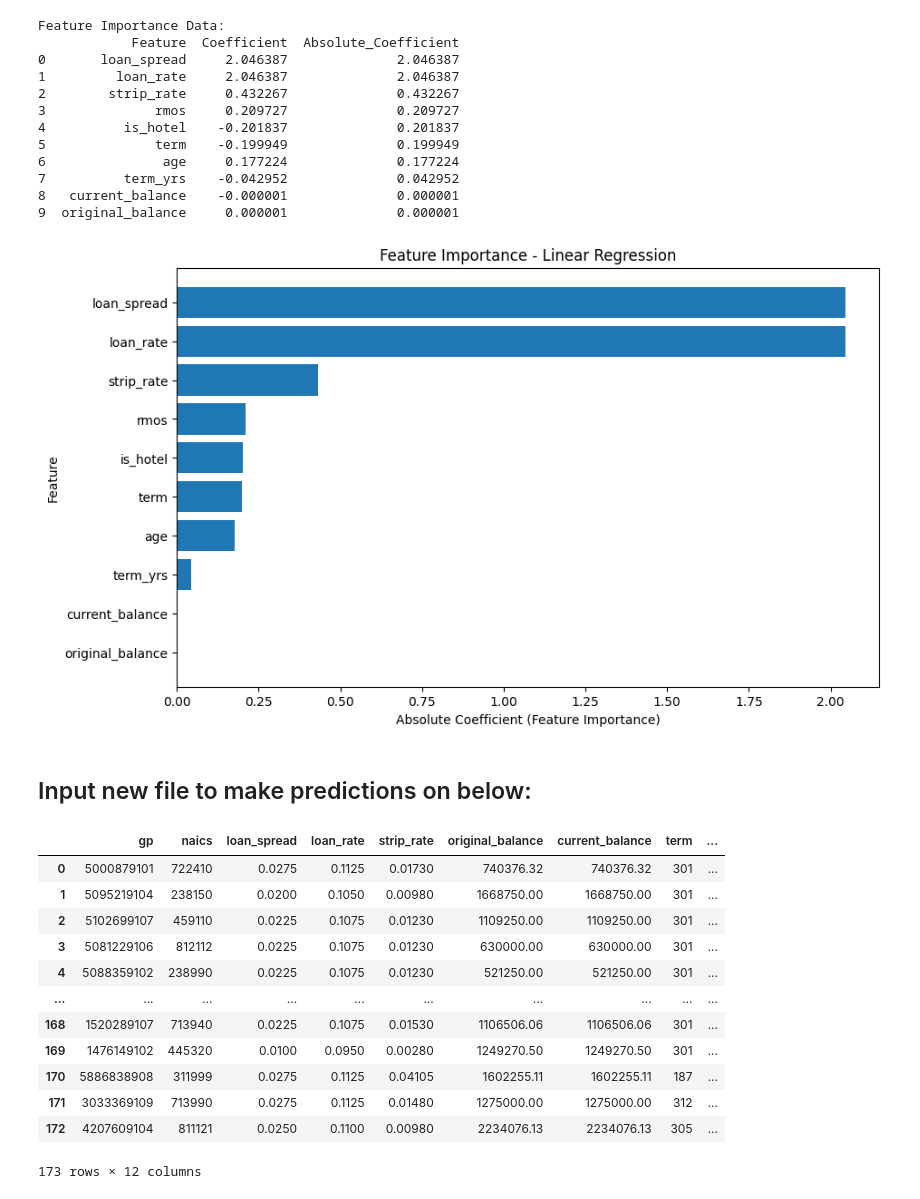
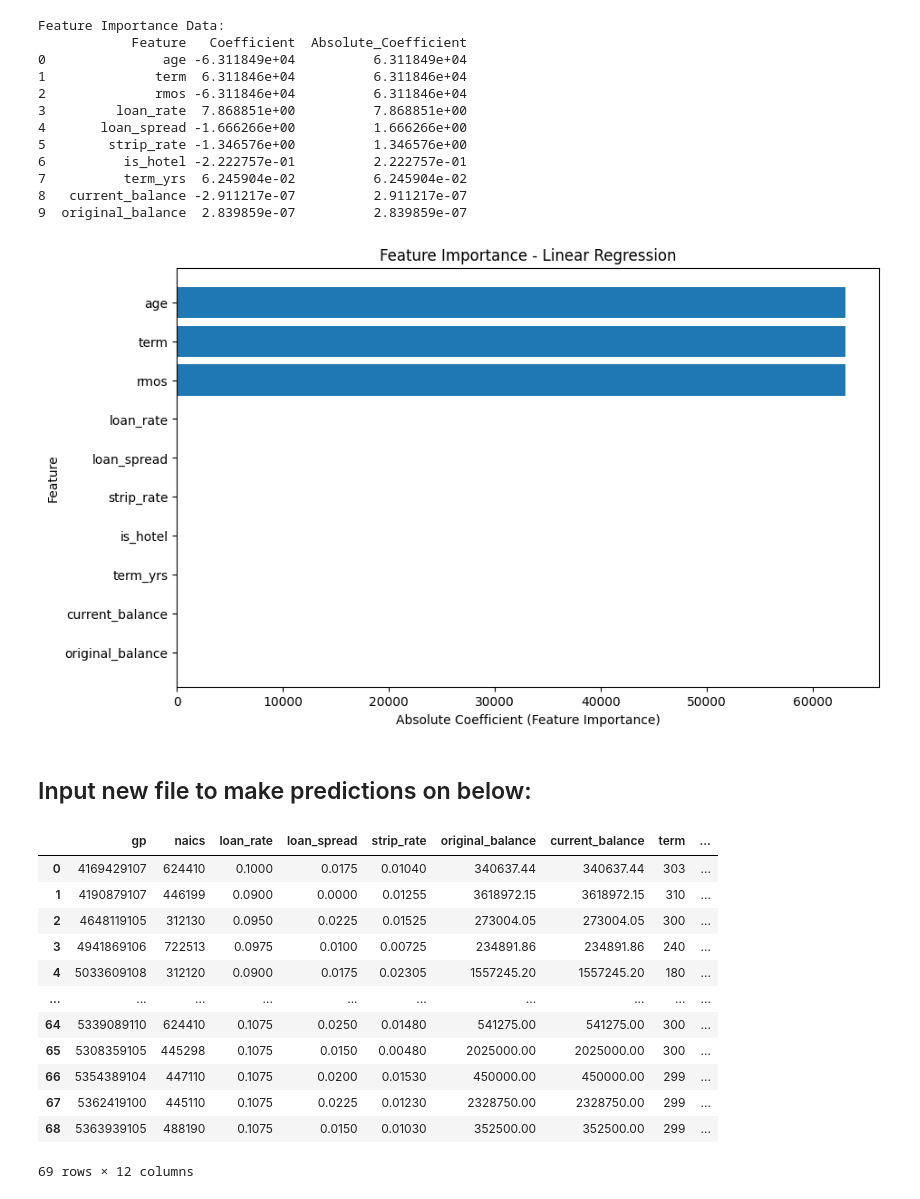
Before and after one commit to laramiedunlap/workstation_transfers, a Jupyter notebook: valuation_model/notebooks/model_production.ipynb, the cells around one changed output. Drawn from its saved outputs; the diff is of its cells as text; code cells hidden in the pictures.

```diff
--- a/valuation_model/notebooks/model_production.ipynb
+++ b/valuation_model/notebooks/model_production.ipynb
@@ -29,7 +29,7 @@ import warnings
 
 warnings.filterwarnings('ignore')
 
-df = pd.read_csv('../data/training_data/REVL COOF VALUATION 08-2023.csv')
+df = pd.read_csv('../data/training_data/REVL COOF VALUATION 09-2023.csv')
 
 df = df[[c for c in df.columns if 'unnamed' not in c.lower()]]
 x = [c.replace('\n','') for c in df.columns]
@@ -73,6 +73,7 @@ reg_model = LinearRegression()
 
 scaler = StandardScaler()
 
+# This line isn't doing anything right now..
 scaler.fit_transform(X_train, y_train)
 
 print(X_train)
@@ -156,15 +157,15 @@ plt.gca().invert_yaxis()
 plt.show()
 # %% [output]
 Feature Importance Data:
-            Feature  Coefficient  Absolute_Coefficient
-0       loan_spread     2.046387              2.046387
-1         loan_rate     2.046387              2.046387
-2        strip_rate     0.432267              0.432267
-3              rmos     0.209727              0.209727
-4          is_hotel    -0.201837              0.201837
-5              term    -0.199949              0.199949
-6               age     0.177224              0.177224
-7          term_yrs    -0.042952              0.042952
-8   current_balance    -0.000001              0.000001
-9  original_balance     0.000001              0.000001
+            Feature   Coefficient  Absolute_Coefficient
+0               age -6.311849e+04          6.311849e+04
+1              term  6.311846e+04          6.311846e+04
+2              rmos -6.311846e+04          6.311846e+04
+3         loan_rate  7.868851e+00          7.868851e+00
+4       loan_spread -1.666266e+00          1.666266e+00
+5        strip_rate -1.346576e+00          1.346576e+00
+6          is_hotel -2.222757e-01          2.222757e-01
+7          term_yrs  6.245904e-02          6.245904e-02
+8   current_balance -2.911217e-07          2.911217e-07
+9  original_balance  2.839859e-07          2.839859e-07
-[figure, old version]
+[figure, new version]
@@ -175,45 +174,47 @@ col_order = X.columns
 # %%
 import sqlalchemy as sa
 
 import warnings
 warnings.filterwarnings('ignore')
 import os
 from dotenv import load_dotenv
 load_dotenv()
+
 engine = sa.create_engine("mysql+pymysql://{user}:{pw}@{host}/{db}"
     .format(host=os.getenv('host'), db=os.getenv('db'), user=os.getenv('uname'), pw=os.getenv('password')))
 
-fhn = pd.read_csv('../data/fhn_8.23.23.csv')
+col_order = X.columns
+val_gps = pd.read_csv('../data/RJ142.csv')
 
-fhn_1 = fhn[fhn.columns[1:]]
+val_gps_1 = val_gps[val_gps.columns[1:]]
 
-fhn_1['is_hotel'] = 0
+val_gps_1['is_hotel'] = 0
 
-fhn_1.loc[fhn_1['naics'] == ('721110'), 'is_hotel'] = 1
+val_gps_1.loc[val_gps_1['naics'] == ('721110'), 'is_hotel'] = 1
 
-fhn_1 = fhn_1[fhn_1.columns[1:]]
+val_gps_1 = val_gps_1[val_gps_1.columns[1:]]
 
-fhn_1['term_yrs'] = fhn_1['term'] // 12
+val_gps_1['term_yrs'] = val_gps_1['term'] // 12
 
-fhn_1 = fhn_1[col_order]
+val_gps_1 = val_gps_1[col_order]
 
 naics_tbl = pd.read_csv('../data/naics_22/naics_lookup.csv')
 
-fhn = fhn.merge(naics_tbl, left_on='naics', right_on='Code', how='left')
-fhn = fhn.drop(columns=[c for c in fhn.columns if 'unnamed' in c.lower()])
-fhn
+val_gps = val_gps.merge(naics_tbl, left_on='naics', right_on='Code', how='left')
+val_gps = val_gps.drop(columns=[c for c in val_gps.columns if 'unnamed' in c.lower()])
+val_gps
 # %% [output]
-|  | gp | naics | loan_spread | loan_rate | strip_rate | original_balance | current_balance | term | ... |
-| 0 | 5000879101 | 722410 | 0.0275 | 0.1125 | 0.01730 | 740376.32 | 740376.32 | 301 | ... |
-| 1 | 5095219104 | 238150 | 0.0200 | 0.1050 | 0.00980 | 1668750.00 | 1668750.00 | 301 | ... |
-| 2 | 5102699107 | 459110 | 0.0225 | 0.1075 | 0.01230 | 1109250.00 | 1109250.00 | 301 | ... |
-| 3 | 5081229106 | 812112 | 0.0225 | 0.1075 | 0.01230 | 630000.00 | 630000.00 | 301 | ... |
-| 4 | 5088359102 | 238990 | 0.0225 | 0.1075 | 0.01230 | 521250.00 | 521250.00 | 301 | ... |
+|  | gp | naics | loan_rate | loan_spread | strip_rate | original_balance | current_balance | term | ... |
+| 0 | 4169429107 | 624410 | 0.1000 | 0.0175 | 0.01040 | 340637.44 | 340637.44 | 303 | ... |
+| 1 | 4190879107 | 446199 | 0.0900 | 0.0000 | 0.01255 | 3618972.15 | 3618972.15 | 310 | ... |
+| 2 | 4648119105 | 312130 | 0.0950 | 0.0225 | 0.01525 | 273004.05 | 273004.05 | 300 | ... |
+| 3 | 4941869106 | 722513 | 0.0975 | 0.0100 | 0.00725 | 234891.86 | 234891.86 | 240 | ... |
+| 4 | 5033609108 | 312120 | 0.0900 | 0.0175 | 0.02305 | 1557245.20 | 1557245.20 | 180 | ... |
 | ... | ... | ... | ... | ... | ... | ... | ... | ... | ... |
-| 168 | 1520289107 | 713940 | 0.0225 | 0.1075 | 0.01530 | 1106506.06 | 1106506.06 | 301 | ... |
-| 169 | 1476149102 | 445320 | 0.0100 | 0.0950 | 0.00280 | 1249270.50 | 1249270.50 | 301 | ... |
-| 170 | 5886838908 | 311999 | 0.0275 | 0.1125 | 0.04105 | 1602255.11 | 1602255.11 | 187 | ... |
-| 171 | 3033369109 | 713990 | 0.0275 | 0.1125 | 0.01480 | 1275000.00 | 1275000.00 | 312 | ... |
-| 172 | 4207609104 | 811121 | 0.0250 | 0.1100 | 0.00980 | 2234076.13 | 2234076.13 | 305 | ... |
+| 64 | 5339089110 | 624410 | 0.1075 | 0.0250 | 0.01480 | 541275.00 | 541275.00 | 300 | ... |
+| 65 | 5308359105 | 445298 | 0.1075 | 0.0150 | 0.00480 | 2025000.00 | 2025000.00 | 300 | ... |
+| 66 | 5354389104 | 447110 | 0.1075 | 0.0200 | 0.01530 | 450000.00 | 450000.00 | 299 | ... |
+| 67 | 5362419100 | 445110 | 0.1075 | 0.0225 | 0.01230 | 2328750.00 | 2328750.00 | 299 | ... |
+| 68 | 5363939105 | 488190 | 0.1075 | 0.0150 | 0.01030 | 352500.00 | 352500.00 | 299 | ... |
-173 rows × 12 columns
+69 rows × 12 columns
 # %%
```
Also changed, not shown: parts of 13 cells of this notebook, 5 other files.
